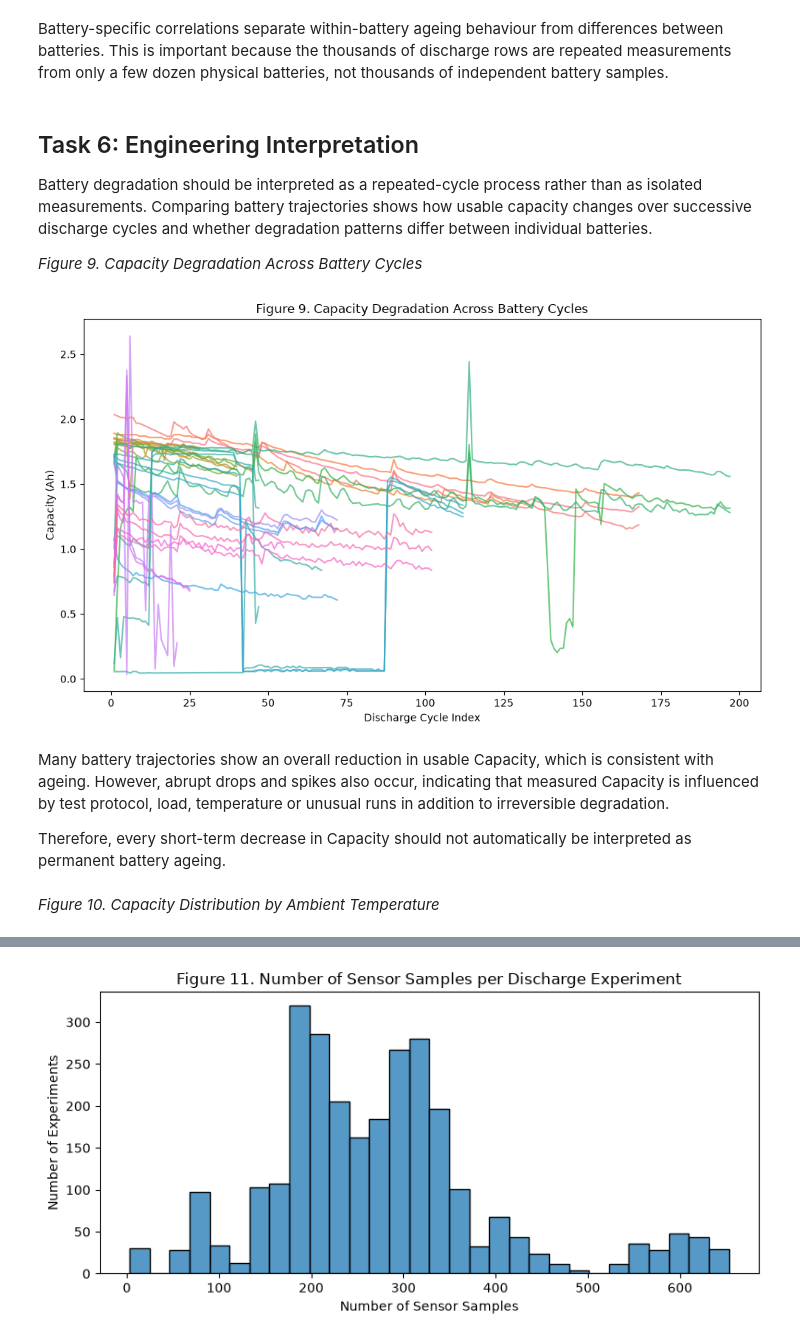
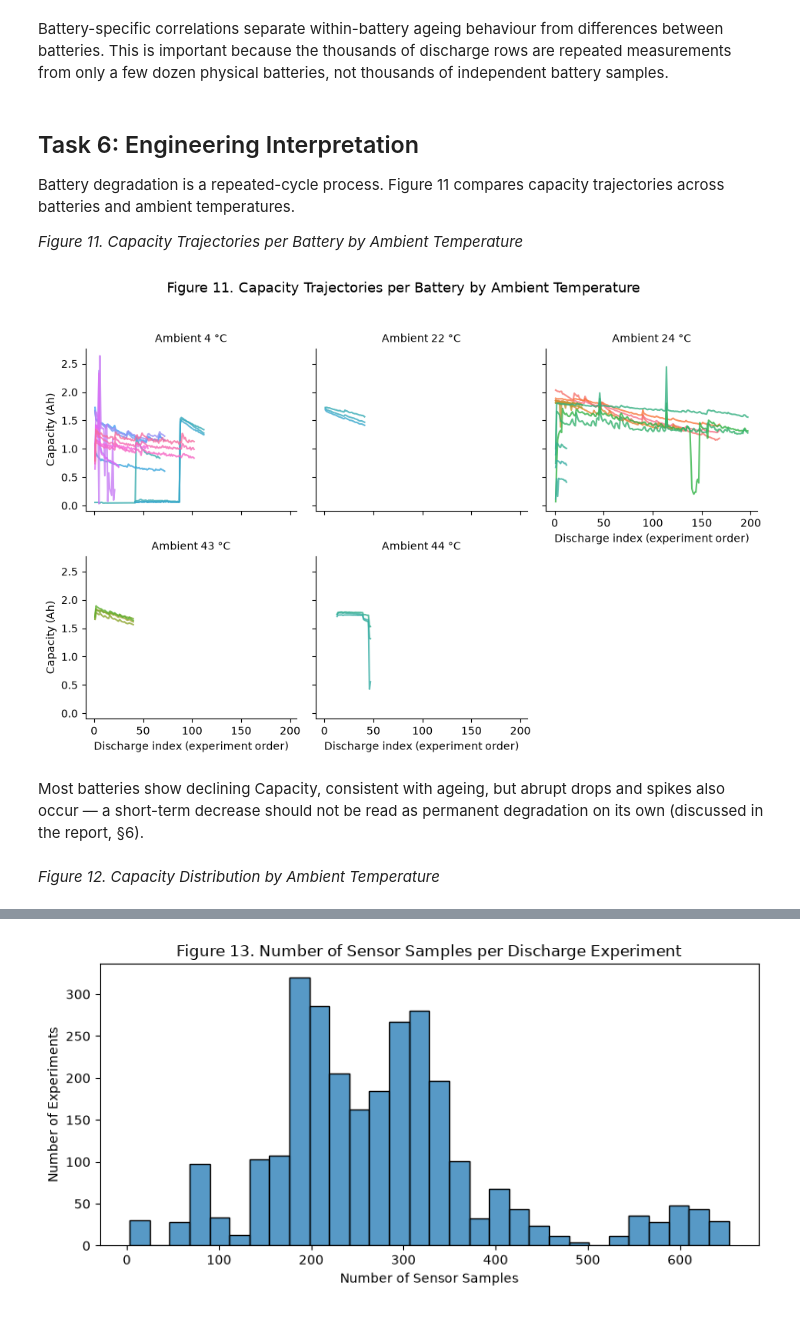
Before and after one commit to MaiChiLe113/Exploratory-Data-Analysis-NASA-Battery, a Jupyter notebook: code/Portfolio_Assessment1_LeMaiChi.ipynb, the cells around one changed output, grey strips where cells are left out. Cells and saved outputs as stored; diff of their text form; code cells hidden in the pictures.

```diff
--- a/code/Portfolio_Assessment1_LeMaiChi.ipynb
+++ b/code/Portfolio_Assessment1_LeMaiChi.ipynb
@@ -39,4 +53,7 @@ CLEAN_DATA_PATH = OUTPUT_DIR / "nasa_battery_eda_clean.csv"
 # print("Metadata:", META_PATH)
 # print("Data folder:", DATA_DIR)
 # print("Output folder:", OUTPUT_DIR)
+
+# Set True to rebuild the feature table from the raw CSV files (ignores the cache)
+FORCE_REBUILD = True
 # %% [markdown]
@@ -193,7 +211,7 @@ def extract_discharge_features(file_path):
 # %% [markdown]
 Each discharge file is converted into one row of engineered features and combined with its battery metadata. The resulting table is saved locally so it can be loaded directly on later runs instead of processing all CSV files again.
 # %%
-if FEATURE_PATH.exists():
+if FEATURE_PATH.exists() and not FORCE_REBUILD:
     df = pd.read_csv(FEATURE_PATH)
     print("Loaded cached feature table:", df.shape)
 
@@ -345,11 +363,13 @@ Duplicate analytical rows: 0
 | Duration <= 0 | 0 |
 | Too few samples (<5) | 2 |
 # %%
-quality_df = df[
+# Validity mask defined once and reused for eda_df in Task 3
+valid_mask = (
     df["Capacity"].notna() &
     (df["Capacity"] > 0) &
     (df["n_samples"] >= 5)
-].copy()
+)
+quality_df = df[valid_mask].copy()
 
 outlier_cols = [
     "Capacity",
@@ -463,11 +623,7 @@ plt.show()
 
 `Capacity` is a continuous measurement in ampere-hours, so the main prediction problem is **regression**. Rows with missing or non-positive Capacity and extremely short experiments are removed, while valid positive observations are retained.
 # %%
-eda_df = df[
-    df["Capacity"].notna() &
-    (df["Capacity"] > 0) &
-    (df["n_samples"] >= 5)
-].copy()
+eda_df = df[valid_mask].copy()
 
 eda_df["battery_id"] = eda_df["battery_id"].astype("category")
 
@@ -767,42 +1043,43 @@ Battery-specific correlations separate within-battery ageing behaviour from diff
 # %% [markdown]
 ## Task 6: Engineering Interpretation
 
-Battery degradation should be interpreted as a repeated-cycle process rather than as isolated measurements. Comparing battery trajectories shows how usable capacity changes over successive discharge cycles and whether degradation patterns differ between individual batteries.
+Battery degradation is a repeated-cycle process. Figure 11 compares capacity trajectories across batteries and ambient temperatures.
 
-*Figure 9. Capacity Degradation Across Battery Cycles*
+*Figure 11. Capacity Trajectories per Battery by Ambient Temperature*
 # %%
-plt.figure(figsize=(10, 6))
-
-sns.lineplot(
+# Figure 11: one panel per ambient temperature so trajectories are readable
+g = sns.relplot(
     data=eda_df,
     x="discharge_index",
     y="Capacity",
     hue="battery_id",
+    col="ambient_temperature",
+    col_wrap=3,
+    kind="line",
     estimator=None,
-    alpha=0.7,
-    legend=False
+    alpha=0.8,
+    height=3.2,
+    legend=False,
+    facet_kws={"sharex": True, "sharey": True}
 )
+g.set_titles("Ambient {col_name} °C")
+g.set_axis_labels("Discharge index (experiment order)", "Capacity (Ah)")
+g.fig.suptitle("Figure 11. Capacity Trajectories per Battery by Ambient Temperature", fontsize=13)
+g.fig.tight_layout(rect=[0, 0, 1, 0.95])
 
-plt.title("Figure 9. Capacity Degradation Across Battery Cycles")
-plt.xlabel("Discharge Cycle Index")
-plt.ylabel("Capacity (Ah)")
-plt.tight_layout()
-
-plt.savefig(
-    FIG_DIR / "figure_9_capacity_degradation.png",
+g.savefig(
+    FIG_DIR / "figure_11_capacity_degradation.png",
     dpi=200,
     bbox_inches="tight"
 )
 
 plt.show()
 # %% [output]
-[figure, old version]
+[figure, new version]
 # %% [markdown]
-Many battery trajectories show an overall reduction in usable Capacity, which is consistent with ageing. However, abrupt drops and spikes also occur, indicating that measured Capacity is influenced by test protocol, load, temperature or unusual runs in addition to irreversible degradation.
-
-Therefore, every short-term decrease in Capacity should not automatically be interpreted as permanent battery ageing.
+Most batteries show declining Capacity, consistent with ageing, but abrupt drops and spikes also occur — a short-term decrease should not be read as permanent degradation on its own (discussed in the report, §6).
 # %% [markdown]
-*Figure 10. Capacity Distribution by Ambient Temperature*
+*Figure 12. Capacity Distribution by Ambient Temperature*
 # %%
 plt.figure(figsize=(8, 5))
 
```
Also changed, not shown: parts of 54 cells of this notebook, 31 other files.
